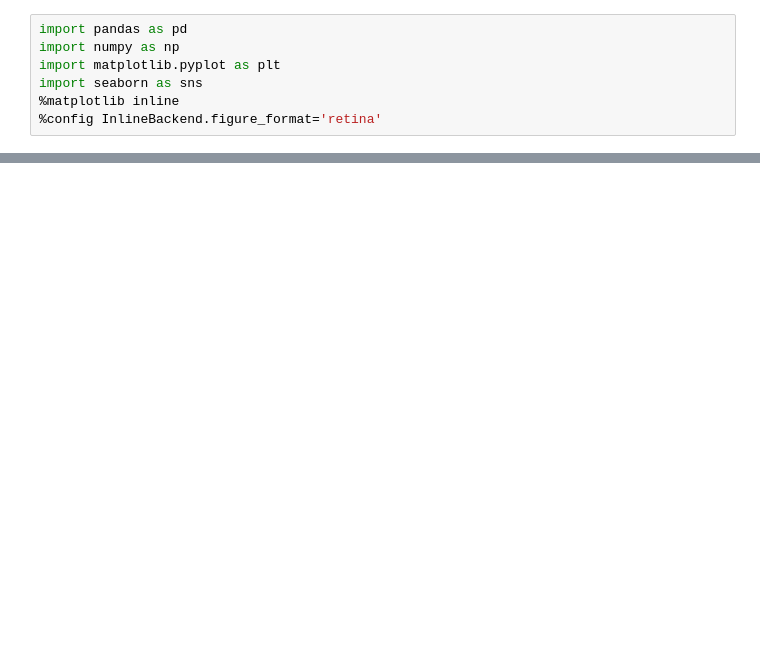
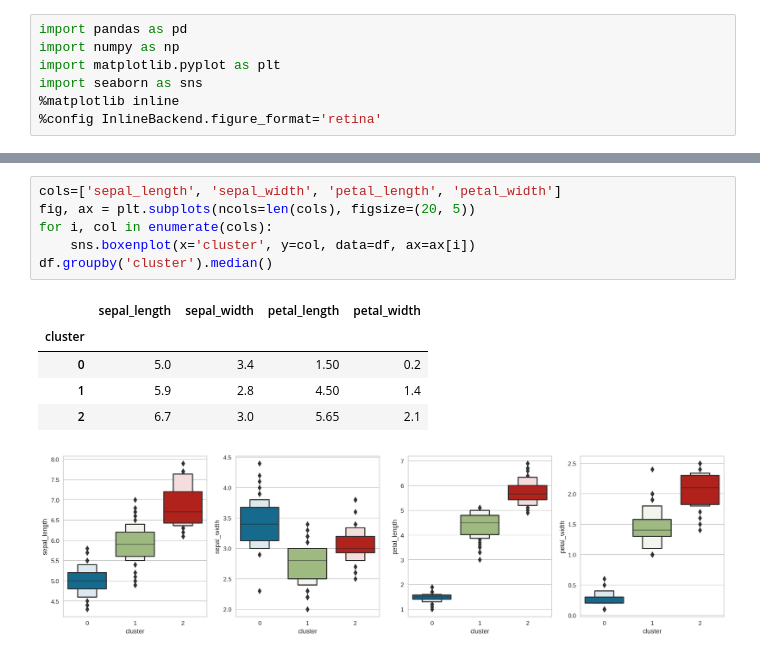
Before and after one commit to BigguyPapsi/Colab, a Jupyter notebook: Kmean.ipynb, the cells around one changed output, grey strips where cells are left out. Drawn from its saved outputs; the diff is of its cells as text; blank space fills up the shorter version.

```diff
--- a/Kmean.ipynb
+++ b/Kmean.ipynb
@@ -27,0 +313,13 @@ sns.pairplot(df, vars=['sepal_length', 'sepal_width', 'petal_length', 'petal_wid
+# %%
+cols=['sepal_length', 'sepal_width', 'petal_length', 'petal_width']
+fig, ax = plt.subplots(ncols=len(cols), figsize=(20, 5))
+for i, col in enumerate(cols):
+    sns.boxenplot(x='cluster', y=col, data=df, ax=ax[i])
+df.groupby('cluster').median()
+# %% [output]
+|  | sepal_length | sepal_width | petal_length | petal_width |
+| cluster |  |  |  |  |
+| 0 | 5.0 | 3.4 | 1.50 | 0.2 |
+| 1 | 5.9 | 2.8 | 4.50 | 1.4 |
+| 2 | 6.7 | 3.0 | 5.65 | 2.1 |
+[figure, added]
```
Also changed, not shown: parts of 36 cells of this notebook.
